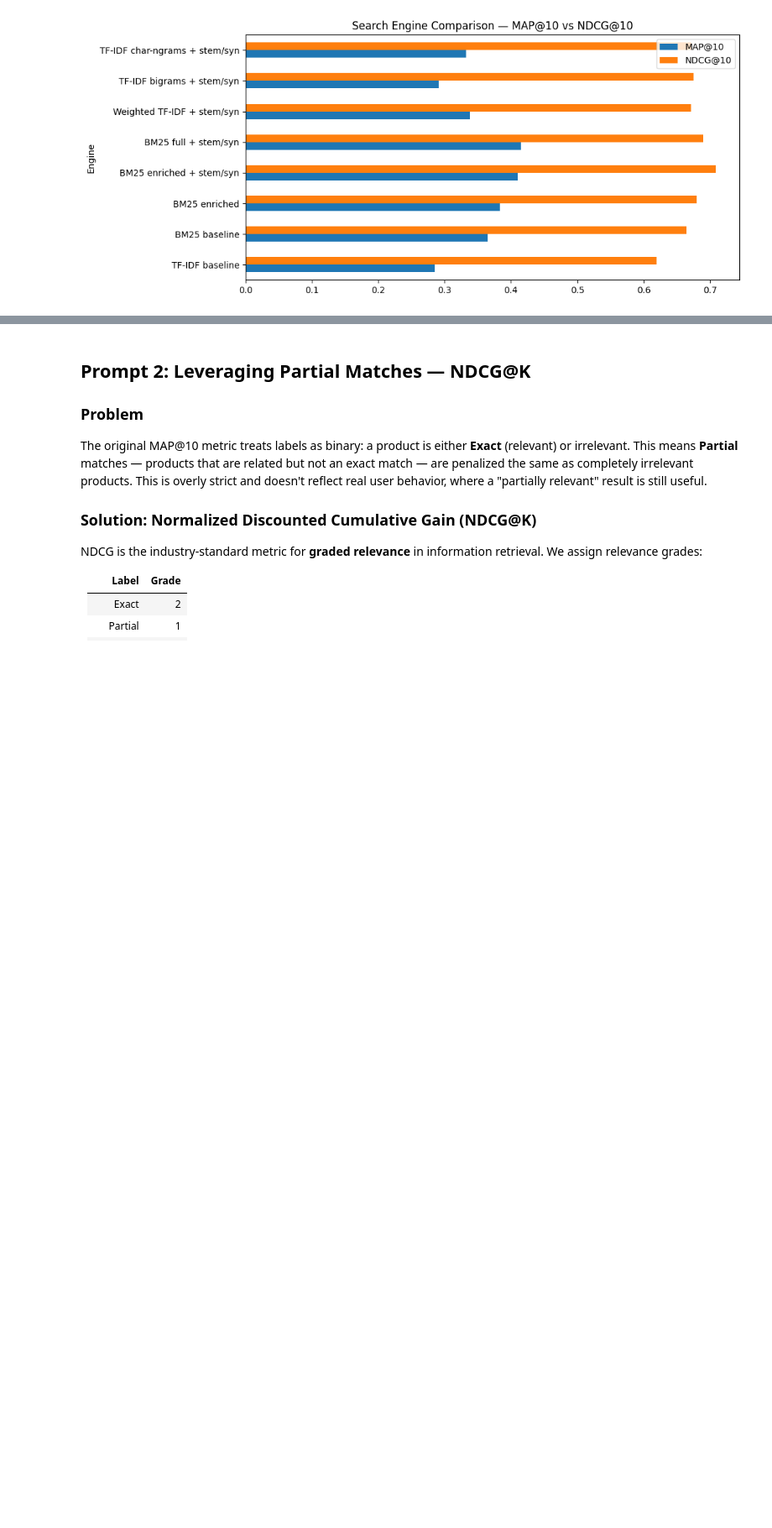
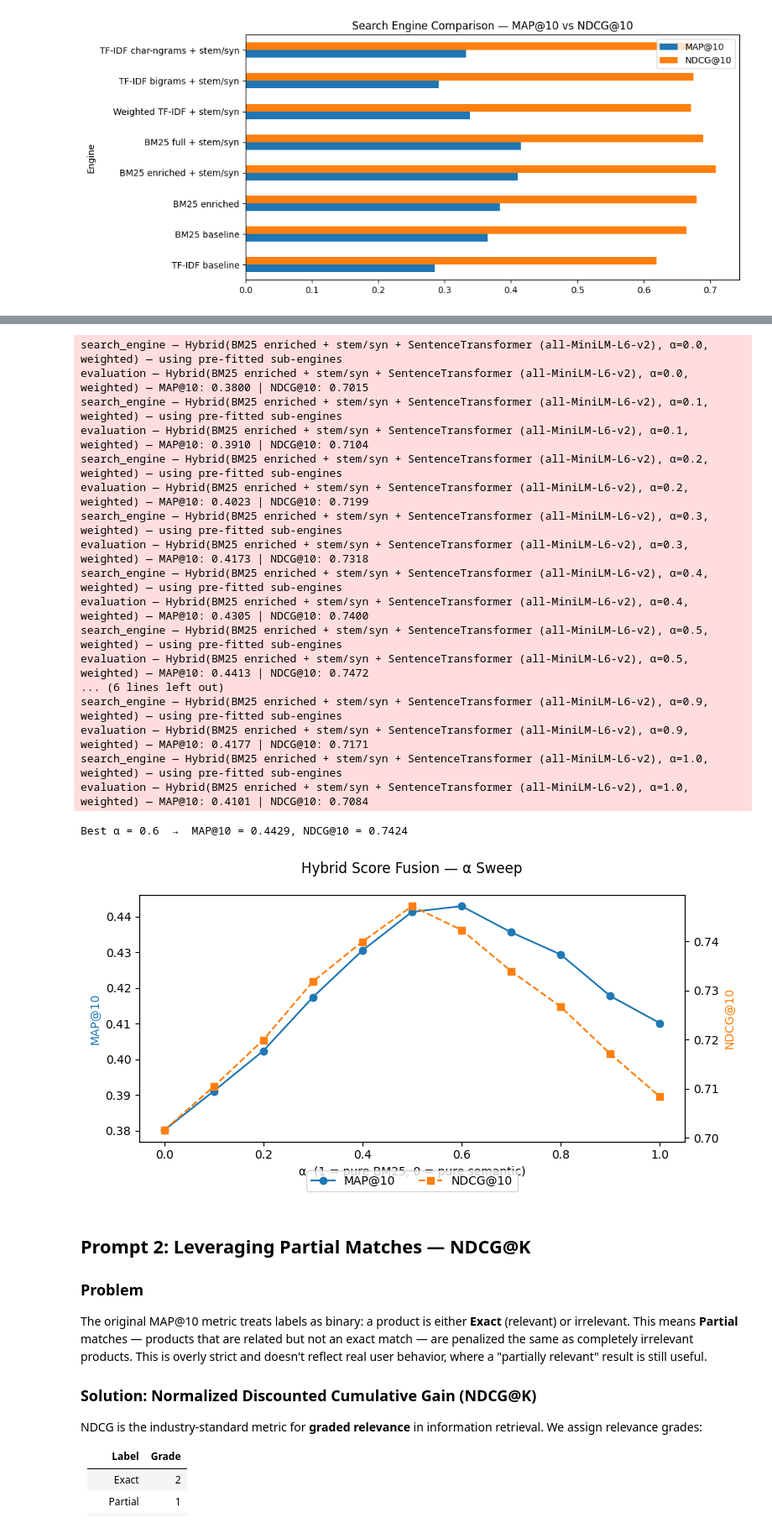
Before and after one commit to talmeida23/hbs-search-engine, a Jupyter notebook: HBS_retrieval_assignment.ipynb, the cells around one changed output, grey strips where cells are left out. Shown at 84% size. Cells and saved outputs as stored; diff of their text form; code cells hidden in the pictures; blank space fills up the shorter version.

```diff
--- a/HBS_retrieval_assignment.ipynb
+++ b/HBS_retrieval_assignment.ipynb
@@ -246,3 +342,59 @@ summary_df.set_index("Engine")[["MAP@10", "NDCG@10"]].plot(
+# %%
+# B3: Alpha tuning — sweep α to find the optimal BM25/semantic blend
+import matplotlib.pyplot as plt
+
+alphas = [0.0, 0.1, 0.2, 0.3, 0.4, 0.5, 0.6, 0.7, 0.8, 0.9, 1.0]
+alpha_map = []
+alpha_ndcg = []
+
+for a in alphas:
+    h = HybridSearchEngine(
+        engine_a=best_lexical, engine_b=semantic_engine,
+        alpha=a, strategy="weighted",
+    )
+    h.fit(product_df)
+    rdf = Evaluator.evaluate_queries(
+        engine=h, product_df=product_df,
+        query_df=query_df, label_df=label_df, k=10,
+    )
+    alpha_map.append(rdf["map@k"].mean())
+    alpha_ndcg.append(rdf["ndcg@k"].mean())
+
+fig, ax1 = plt.subplots(figsize=(8, 4))
+ax1.plot(alphas, alpha_map, "o-", color="tab:blue", label="MAP@10")
+ax1.set_xlabel("α  (1 = pure BM25, 0 = pure semantic)")
+ax1.set_ylabel("MAP@10", color="tab:blue")
+
+ax2 = ax1.twinx()
+ax2.plot(alphas, alpha_ndcg, "s--", color="tab:orange", label="NDCG@10")
+ax2.set_ylabel("NDCG@10", color="tab:orange")
+
+fig.suptitle("Hybrid Score Fusion — α Sweep")
+fig.legend(loc="lower center", ncol=2, bbox_to_anchor=(0.5, -0.02))
+plt.tight_layout()
+
+best_idx = max(range(len(alphas)), key=lambda i: alpha_map[i])
+print(f"Best α = {alphas[best_idx]:.1f}  →  MAP@10 = {alpha_map[best_idx]:.4f}, NDCG@10 = {alpha_ndcg[best_idx]:.4f}")
+# %% [output]
+search_engine — Hybrid(BM25 enriched + stem/syn + SentenceTransformer (all-MiniLM-L6-v2), α=0.0, weighted) — using pre-fitted sub-engines
+evaluation — Hybrid(BM25 enriched + stem/syn + SentenceTransformer (all-MiniLM-L6-v2), α=0.0, weighted) — MAP@10: 0.3800 | NDCG@10: 0.7015
+search_engine — Hybrid(BM25 enriched + stem/syn + SentenceTransformer (all-MiniLM-L6-v2), α=0.1, weighted) — using pre-fitted sub-engines
+evaluation — Hybrid(BM25 enriched + stem/syn + SentenceTransformer (all-MiniLM-L6-v2), α=0.1, weighted) — MAP@10: 0.3910 | NDCG@10: 0.7104
+search_engine — Hybrid(BM25 enriched + stem/syn + SentenceTransformer (all-MiniLM-L6-v2), α=0.2, weighted) — using pre-fitted sub-engines
+evaluation — Hybrid(BM25 enriched + stem/syn + SentenceTransformer (all-MiniLM-L6-v2), α=0.2, weighted) — MAP@10: 0.4023 | NDCG@10: 0.7199
+search_engine — Hybrid(BM25 enriched + stem/syn + SentenceTransformer (all-MiniLM-L6-v2), α=0.3, weighted) — using pre-fitted sub-engines
+evaluation — Hybrid(BM25 enriched + stem/syn + SentenceTransformer (all-MiniLM-L6-v2), α=0.3, weighted) — MAP@10: 0.4173 | NDCG@10: 0.7318
+search_engine — Hybrid(BM25 enriched + stem/syn + SentenceTransformer (all-MiniLM-L6-v2), α=0.4, weighted) — using pre-fitted sub-engines
+evaluation — Hybrid(BM25 enriched + stem/syn + SentenceTransformer (all-MiniLM-L6-v2), α=0.4, weighted) — MAP@10: 0.4305 | NDCG@10: 0.7400
+search_engine — Hybrid(BM25 enriched + stem/syn + SentenceTransformer (all-MiniLM-L6-v2), α=0.5, weighted) — using pre-fitted sub-engines
+evaluation — Hybrid(BM25 enriched + stem/syn + SentenceTransformer (all-MiniLM-L6-v2), α=0.5, weighted) — MAP@10: 0.4413 | NDCG@10: 0.7472
+... (6 lines left out)
+search_engine — Hybrid(BM25 enriched + stem/syn + SentenceTransformer (all-MiniLM-L6-v2), α=0.9, weighted) — using pre-fitted sub-engines
+evaluation — Hybrid(BM25 enriched + stem/syn + SentenceTransformer (all-MiniLM-L6-v2), α=0.9, weighted) — MAP@10: 0.4177 | NDCG@10: 0.7171
+search_engine — Hybrid(BM25 enriched + stem/syn + SentenceTransformer (all-MiniLM-L6-v2), α=1.0, weighted) — using pre-fitted sub-engines
+evaluation — Hybrid(BM25 enriched + stem/syn + SentenceTransformer (all-MiniLM-L6-v2), α=1.0, weighted) — MAP@10: 0.4101 | NDCG@10: 0.7084
+Best α = 0.6  →  MAP@10 = 0.4429, NDCG@10 = 0.7424
+[figure, added]
 # %% [markdown]
 ## Prompt 2: Leveraging Partial Matches — NDCG@K
 
```
Also changed, not shown: parts of 5 cells of this notebook, 1 other file.
